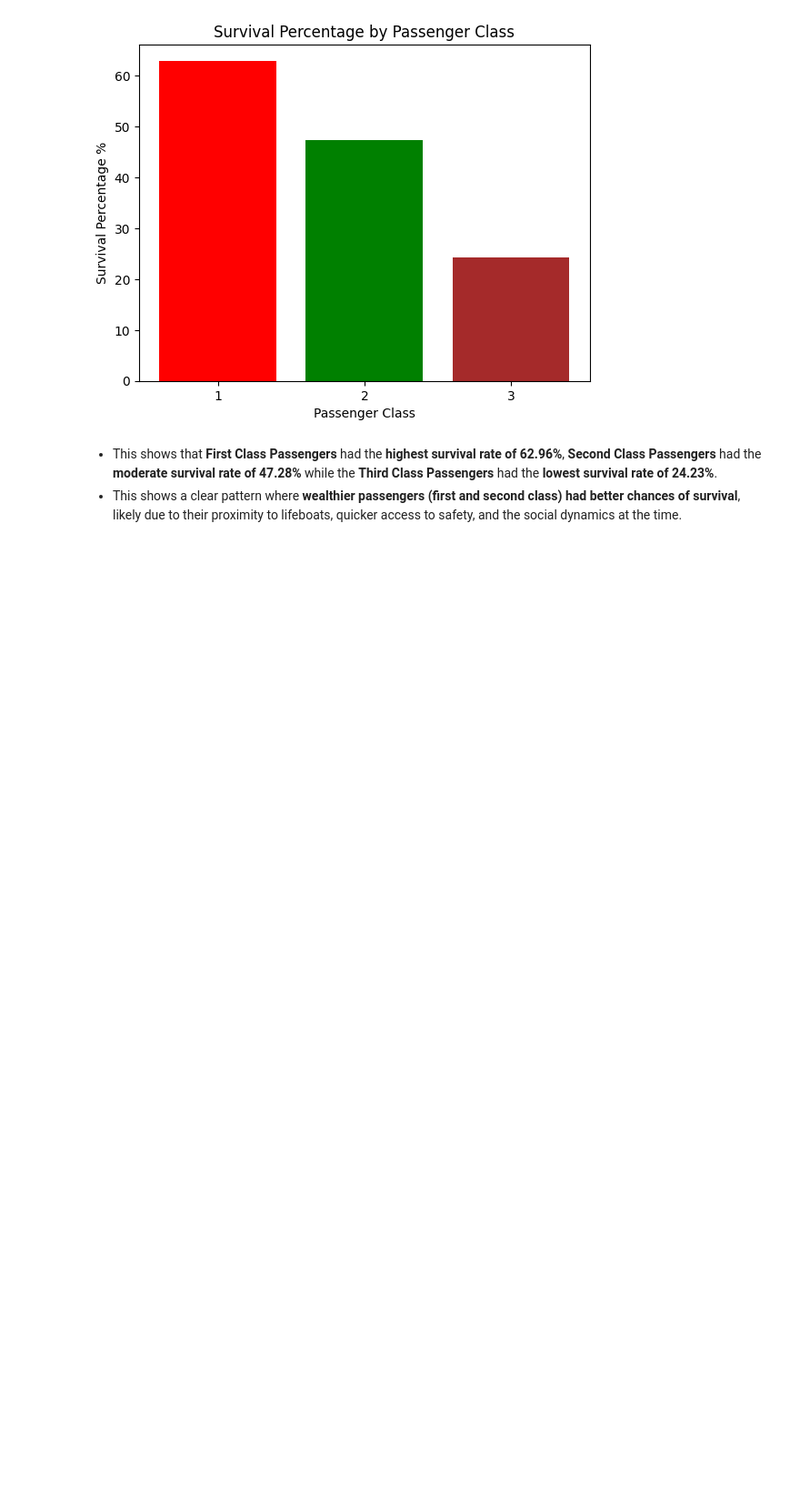
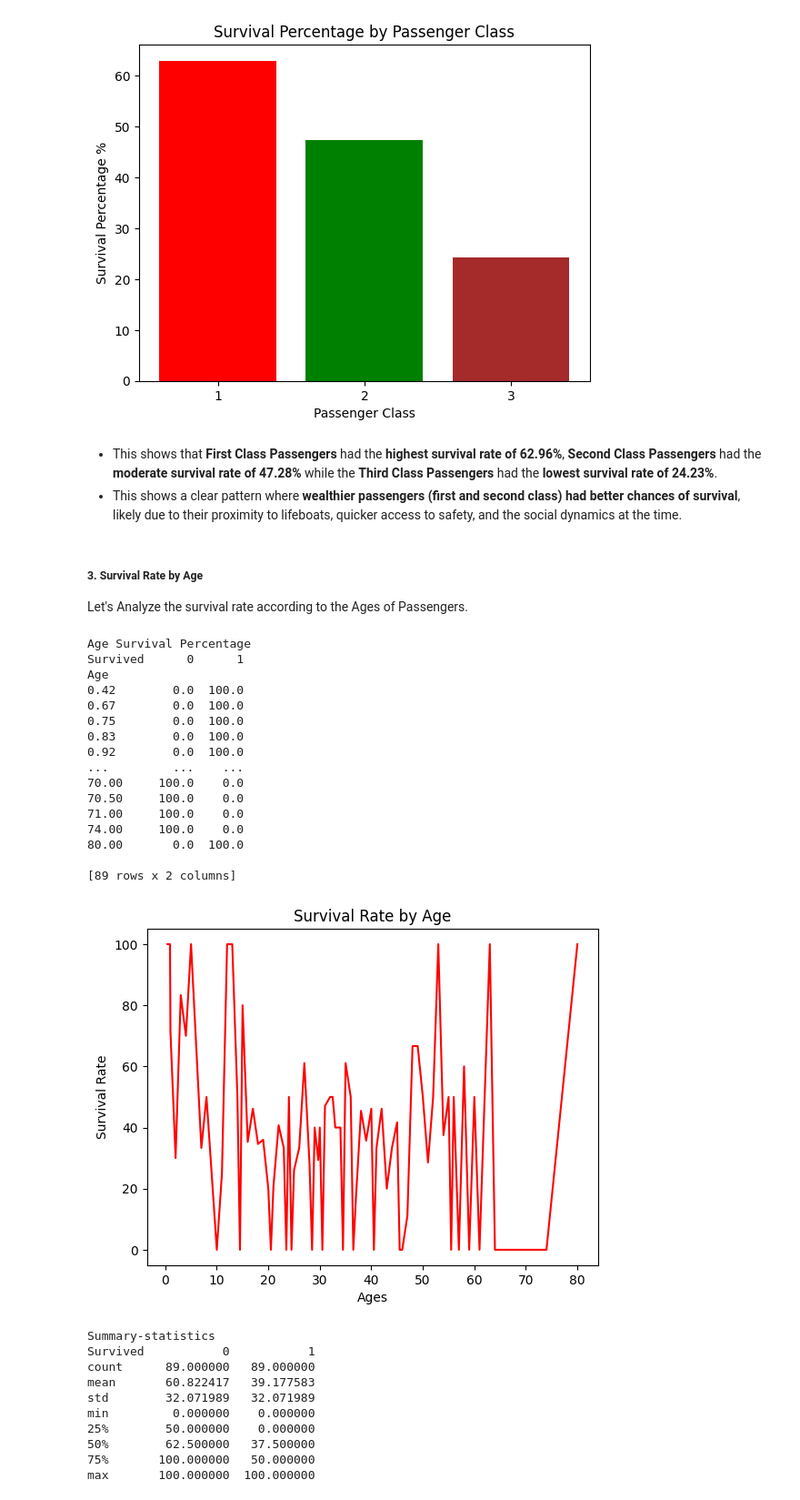
Before and after one commit to mariamkhan04/PRODIGY_DS_02, a Jupyter notebook: Titanic_Analysis.ipynb, the cells around one changed output. Shown at 91% size. Cells and saved outputs as stored; diff of their text form; code cells hidden in the pictures; blank space fills up the shorter version.

```diff
--- a/Titanic_Analysis.ipynb
+++ b/Titanic_Analysis.ipynb
@@ -350,3 +350,51 @@ Pclass
 # %% [markdown]
 - This shows that **First Class Passengers** had the **highest survival rate of 62.96%**, **Second Class Passengers** had the **moderate survival rate of 47.28%** while the **Third Class Passengers** had the **lowest survival rate of 24.23%**.
 - This shows a clear pattern where **wealthier passengers (first and second class) had better chances of survival**, likely due to their proximity to lifeboats, quicker access to safety, and the social dynamics at the time.
+# %% [markdown]
+##### **3. Survival Rate by Age**
+Let's Analyze the survival rate according to the Ages of Passengers.
+# %%
+age_survival = titanic_df.groupby('Age')['Survived'].value_counts().unstack()
+age_survival_percentage = age_survival.div(age_survival.sum(axis=1),axis=0) * 100
+
+age_survival_percentage = age_survival_percentage.fillna(0)
+print("Age Survival Percentage")
+print(age_survival_percentage)
+
+fig , ax = plt.subplots()
+ax.plot(age_survival_percentage.index, age_survival_percentage[1], color = "r")
+ax.set_title("Survival Rate by Age")
+ax.set_xlabel("Ages")
+ax.set_ylabel("Survival Rate")
+plt.show()
+
+print("Summary-statistics")
+print(age_survival_percentage.describe())
+# %% [output]
+Age Survival Percentage
+Survived      0      1
+Age
+0.42        0.0  100.0
+0.67        0.0  100.0
+0.75        0.0  100.0
+0.83        0.0  100.0
+0.92        0.0  100.0
+...         ...    ...
+70.00     100.0    0.0
+70.50     100.0    0.0
+71.00     100.0    0.0
+74.00     100.0    0.0
+80.00       0.0  100.0
+
+[89 rows x 2 columns]
+[figure, added]
+Summary-statistics
+Survived           0           1
+count      89.000000   89.000000
+mean       60.822417   39.177583
+std        32.071989   32.071989
+min         0.000000    0.000000
+25%        50.000000    0.000000
+50%        62.500000   37.500000
+75%       100.000000   50.000000
+max       100.000000  100.000000
```
Also changed, not shown: parts of 18 cells of this notebook, 1 other file.
